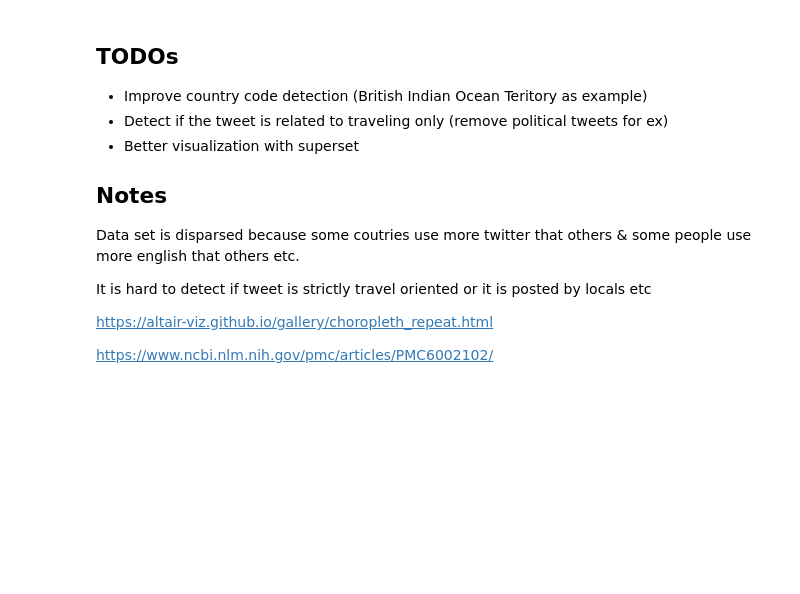
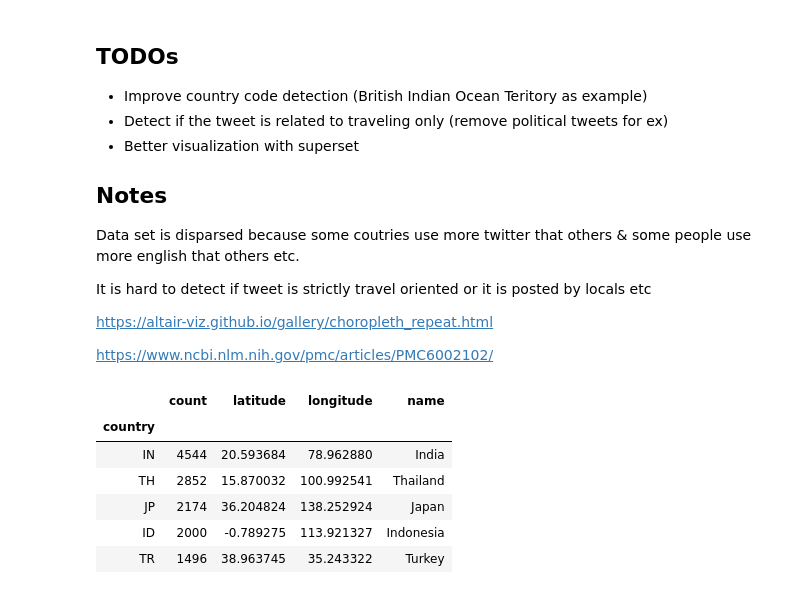
Before and after one commit to vostruk/twitter-feed-analysis, a Jupyter notebook: Twitter location analysis.ipynb, the cells around one changed output. Cells and saved outputs as stored; diff of their text form; code cells hidden in the pictures; blank space fills up the shorter version.

```diff
--- a/Twitter location analysis.ipynb
+++ b/Twitter location analysis.ipynb
@@ -275,3 +280,15 @@ https://www.ncbi.nlm.nih.gov/pmc/articles/PMC6002102/
+# %%
+joined_eu_df = europe_destinations.join(codes_list)
+joined_asia_df = asia_destinations.join(codes_list)
+joined_asia_df.head()
+# %% [output]
+|  | count | latitude | longitude | name |
+| country |  |  |  |  |
+| IN | 4544 | 20.593684 | 78.962880 | India |
+| TH | 2852 | 15.870032 | 100.992541 | Thailand |
+| JP | 2174 | 36.204824 | 138.252924 | Japan |
+| ID | 2000 | -0.789275 | 113.921327 | Indonesia |
+| TR | 1496 | 38.963745 | 35.243322 | Turkey |
 # %%
 import altair as alt
 alt.renderers.enable('notebook')
```
Also changed, not shown: parts of 4 cells of this notebook, 2 other files.
